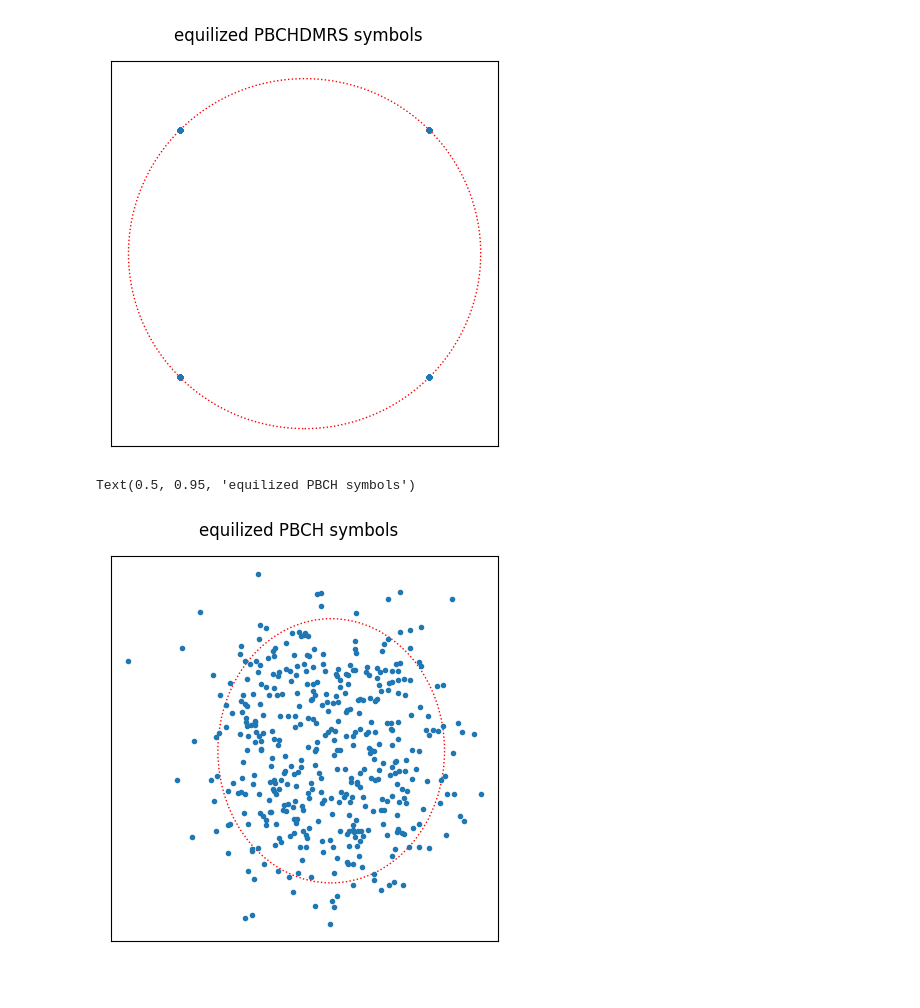
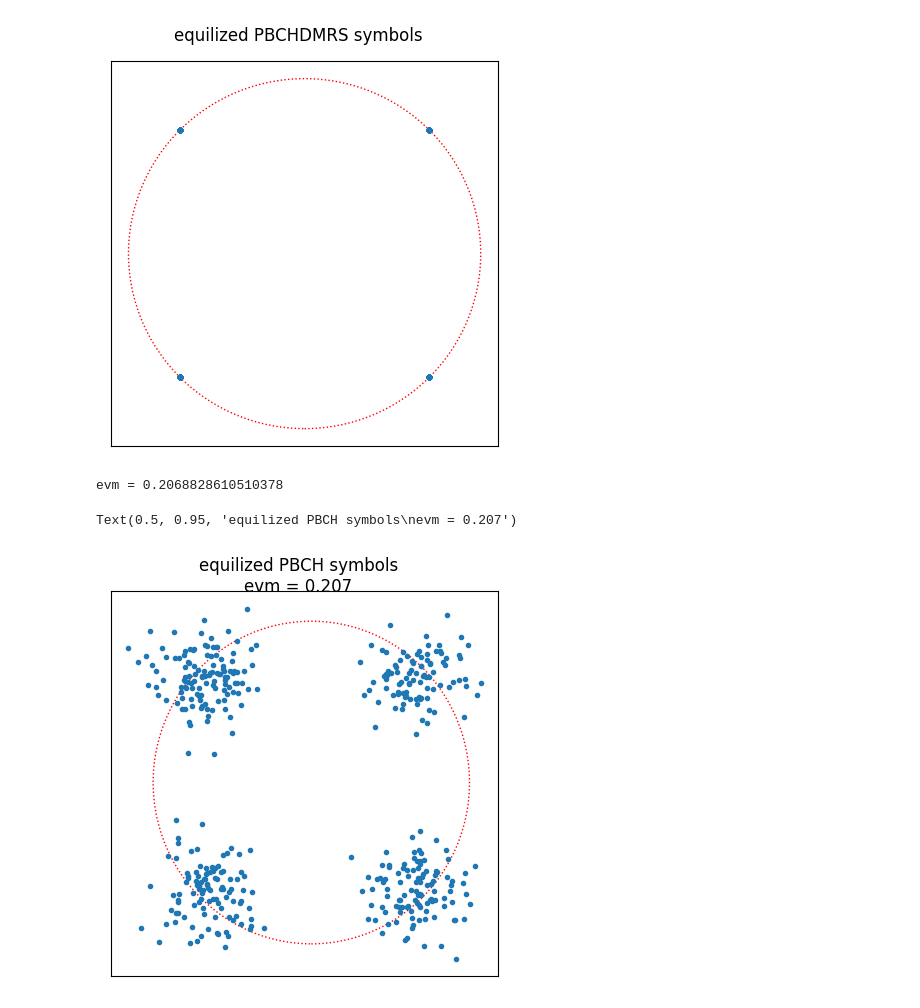
Before and after one commit to catkira/py3gpp, a Jupyter notebook: examples/test_py3gpp.ipynb, the cells around one changed output. Drawn from its saved outputs; the diff is of its cells as text; code cells hidden in the pictures.

```diff
--- a/examples/test_py3gpp.ipynb
+++ b/examples/test_py3gpp.ipynb
@@ -18,8 +18,8 @@ fs = handle.get_global_field(sigmf.SigMFFile.SAMPLE_RATE_KEY)
 waveform =  waveform * np.exp(-1j*2*np.pi*delta_f/fs*(np.arange(len(waveform))))
 # SC polar decoder can decode this when repeated bits in nrRateMatchPolar() are used
 np.random.seed(69) # to get reproducible noise
-noise = ((np.random.rand(waveform.shape[0]) - 0.5) + 1j*(np.random.rand(waveform.shape[0]) - 0.5))*1.1
-SNR = 10*np.log10((np.linalg.norm(waveform) / np.linalg.norm(noise)))
+noise = ((np.random.rand(waveform.shape[0]) - 0.5) + 1j*(np.random.rand(waveform.shape[0]) - 0.5))*0.3
+SNR = 20*np.log10((np.linalg.norm(waveform) / np.linalg.norm(noise)))
 waveform += noise
 print(f'SNR = {SNR} dB')
 # %% [output]
@@ -181,18 +181,21 @@ Text(0.5, 0.95, 'equilized PBCHDMRS symbols')
 # %%
 pbchIndices = nrPBCHIndices(detected_NID)
 pbch_eqed, csi = nrEqualizeMMSE(nrExtractResources(pbchIndices, rxGrid), nrExtractResources(pbchIndices, H), nVar)
 
 fig, axs = plt.subplots(1, 1, figsize=(5, 5), facecolor='w', sharex=True, sharey=True)
 axs.plot(pbch_eqed.real, pbch_eqed.imag, '.')
 axs.add_patch(plt.Circle((0, 0), 1, color='red', fill=False, linewidth=1, linestyle=':'))
 axs.set_xticks([])
 axs.set_yticks([])
 
 fig.subplots_adjust(hspace=0, wspace=0)
-fig.suptitle('equilized PBCH symbols', y=0.95)
+evm = np.sum(np.abs(pbch_eqed - nrSymbolModulate(nrSymbolDemodulate(pbch_eqed, 'QPSK', 1, 'hard'), 'QPSK'))) / pbch_eqed.shape[0]
+print(f'evm = {evm}')
+fig.suptitle(f'equilized PBCH symbols\nevm = {evm:.03f}', y=0.95)
 # %% [output]
-Text(0.5, 0.95, 'equilized PBCH symbols')
+evm = 0.2068828610510378
+Text(0.5, 0.95, 'equilized PBCH symbols\nevm = 0.207')
-[figure, old version]
+[figure, new version]
 # %%
 pbchBits = nrSymbolDemodulate(pbch_eqed, 'QPSK', nVar, 'soft')
 E = 864
```
Also changed, not shown: parts of 8 cells of this notebook.
